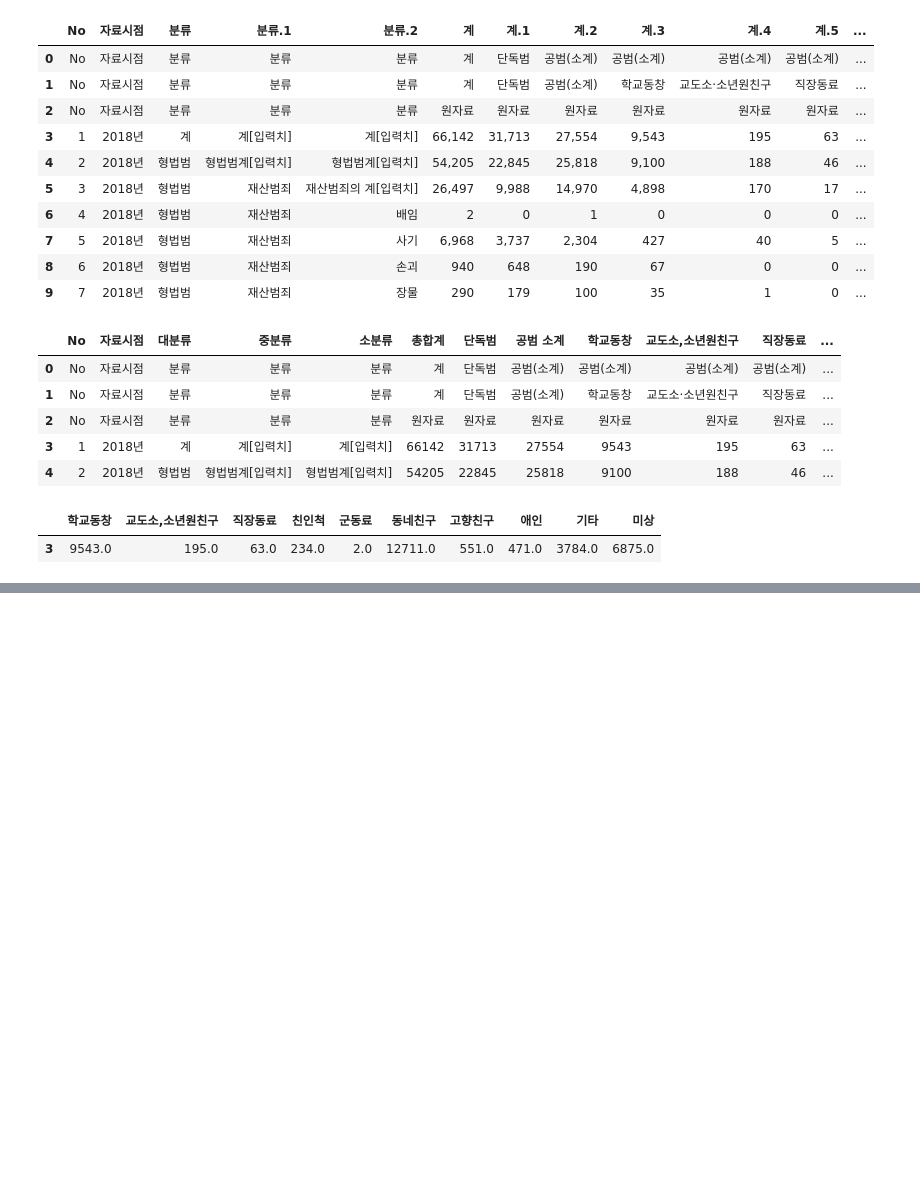
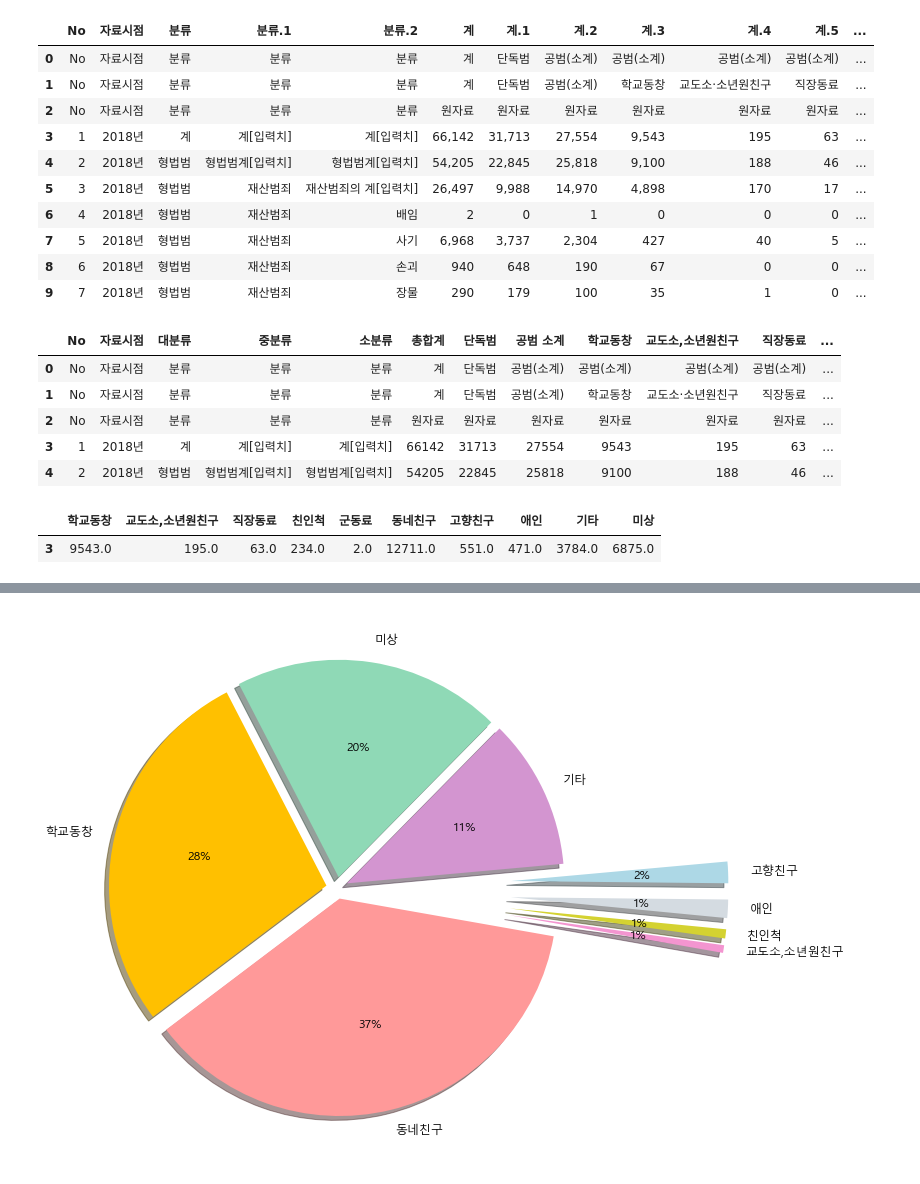
Before and after one commit to hkim11656/crime_analysis, a Jupyter notebook: 04_범죄유형별 소년범죄자 공범관계_홍상석1.ipynb, the cells around one changed output, grey strips where cells are left out. Saved outputs shown, nothing was run; the diff lists cells and outputs as text; code cells hidden in the pictures; blank space fills up the shorter version.

```diff
--- a/04_범죄유형별 소년범죄자 공범관계_홍상석1.ipynb
+++ b/04_범죄유형별 소년범죄자 공범관계_홍상석1.ipynb
@@ -303,0 +354,12 @@ df_acc10.T.plot.bar(figsize=(10,5))
+# %%
+ratio = [12711.0,9543.0,6875.0,3849.0,551.0,471.0,234.0,195.0]
+labels = ['동네친구','학교동창','미상','기타','고향친구','애인','친인척','교도소,소년원친구']
+explode = [0.05,0.05, 0.05, 0.05, 0.8, 0.8, 0.8, 0.8]
+colors = ['#ff9999', '#ffc000', '#8fd9b6', '#d395d0', '#ADD8E6', '#D4DBE1','#D4D231','#f395d0']
+
+plt.figure(figsize=(10,10))
+plt.rc('font', size=12)
+plt.pie(ratio, labels=labels, autopct='%.0f%%', startangle=-10, counterclock=False, explode=explode, shadow=True, colors=colors)
+plt.show()
+# %% [output]
+[figure, added]
```
Also changed, not shown: parts of 19 cells of this notebook.
